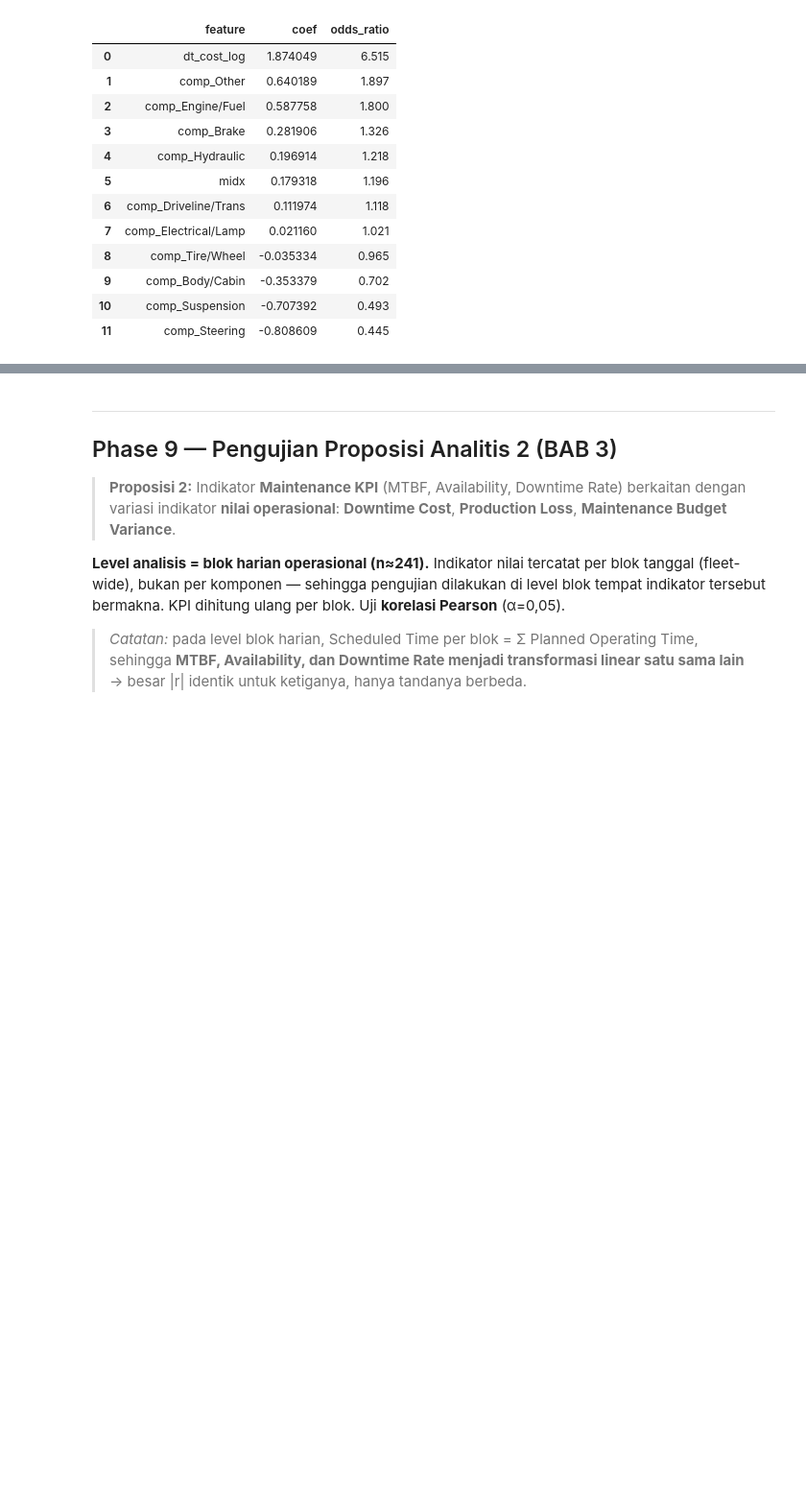
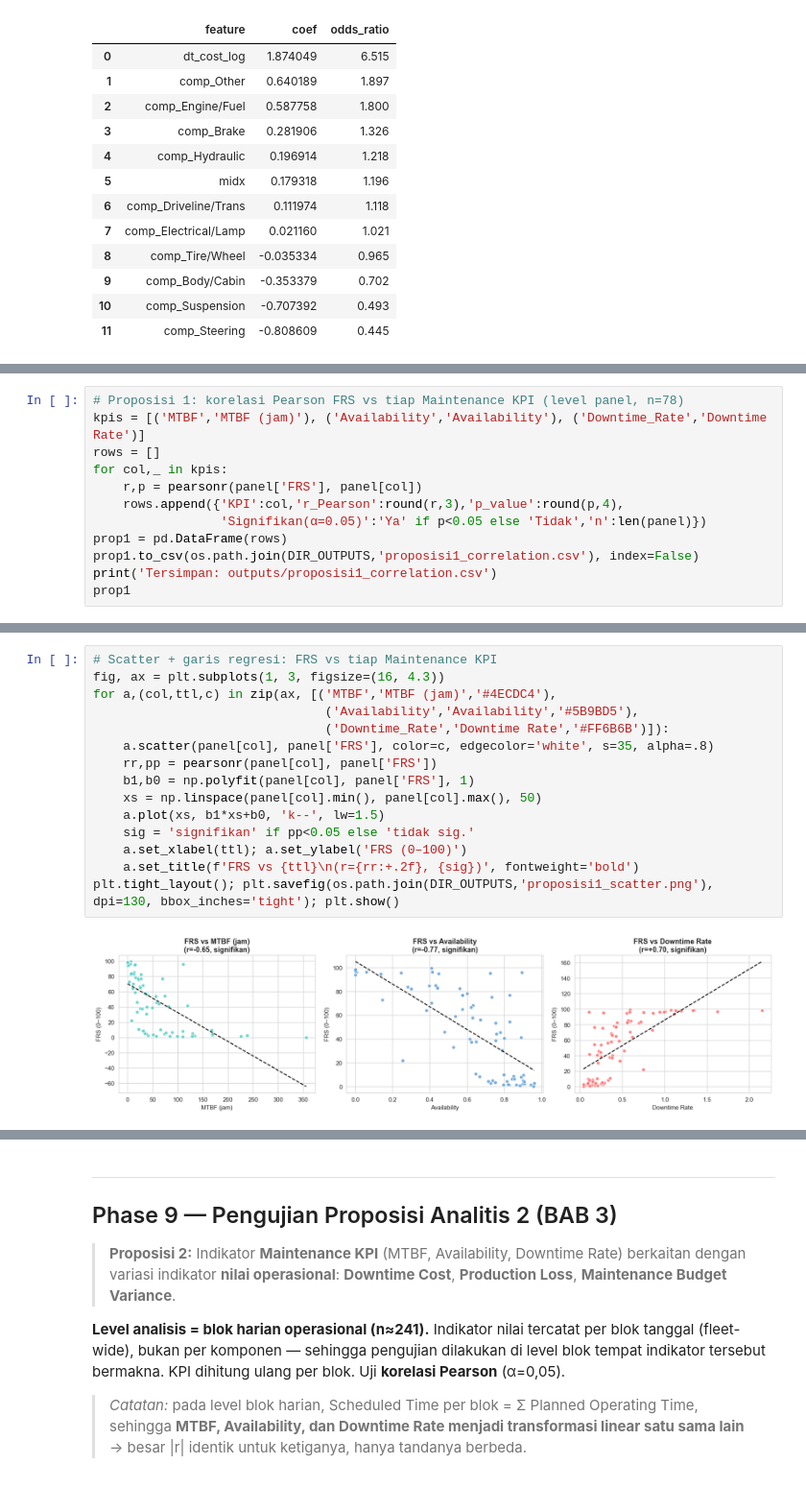
Before and after one commit to AdinarTri/pred_maintenance, a Jupyter notebook: notebook/predictive_maintenance.ipynb, the cells around one changed output, grey strips where cells are left out. Shown at 96% size. Drawn from its saved outputs; the diff is of its cells as text; blank space fills up the shorter version.

```diff
--- a/notebook/predictive_maintenance.ipynb
+++ b/notebook/predictive_maintenance.ipynb
@@ -380,0 +390,12 @@ coef
+# %%
+# Proposisi 1: korelasi Pearson FRS vs tiap Maintenance KPI (level panel, n=78)
+kpis = [('MTBF','MTBF (jam)'), ('Availability','Availability'), ('Downtime_Rate','Downtime Rate')]
+rows = []
+for col,_ in kpis:
+    r,p = pearsonr(panel['FRS'], panel[col])
+    rows.append({'KPI':col,'r_Pearson':round(r,3),'p_value':round(p,4),
+                 'Signifikan(α=0.05)':'Ya' if p<0.05 else 'Tidak','n':len(panel)})
+prop1 = pd.DataFrame(rows)
+prop1.to_csv(os.path.join(DIR_OUTPUTS,'proposisi1_correlation.csv'), index=False)
+print('Tersimpan: outputs/proposisi1_correlation.csv')
+prop1
@@ -380,0 +408,17 @@ coef
+# %%
+# Scatter + garis regresi: FRS vs tiap Maintenance KPI
+fig, ax = plt.subplots(1, 3, figsize=(16, 4.3))
+for a,(col,ttl,c) in zip(ax, [('MTBF','MTBF (jam)','#4ECDC4'),
+                               ('Availability','Availability','#5B9BD5'),
+                               ('Downtime_Rate','Downtime Rate','#FF6B6B')]):
+    a.scatter(panel[col], panel['FRS'], color=c, edgecolor='white', s=35, alpha=.8)
+    rr,pp = pearsonr(panel[col], panel['FRS'])
+    b1,b0 = np.polyfit(panel[col], panel['FRS'], 1)
+    xs = np.linspace(panel[col].min(), panel[col].max(), 50)
+    a.plot(xs, b1*xs+b0, 'k--', lw=1.5)
+    sig = 'signifikan' if pp<0.05 else 'tidak sig.'
+    a.set_xlabel(ttl); a.set_ylabel('FRS (0–100)')
+    a.set_title(f'FRS vs {ttl}\n(r={rr:+.2f}, {sig})', fontweight='bold')
+plt.tight_layout(); plt.savefig(os.path.join(DIR_OUTPUTS,'proposisi1_scatter.png'), dpi=130, bbox_inches='tight'); plt.show()
+# %% [output]
+[figure, added]
```
Also changed, not shown: parts of 6 cells of this notebook, 3 other files.
